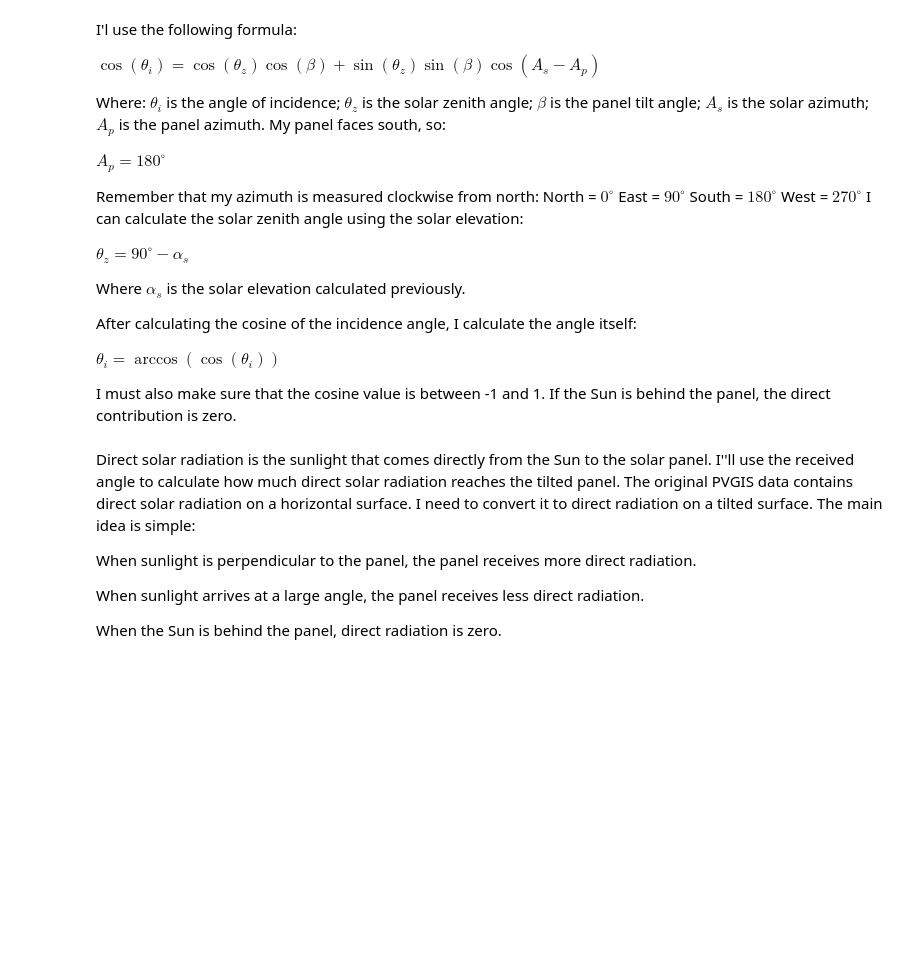
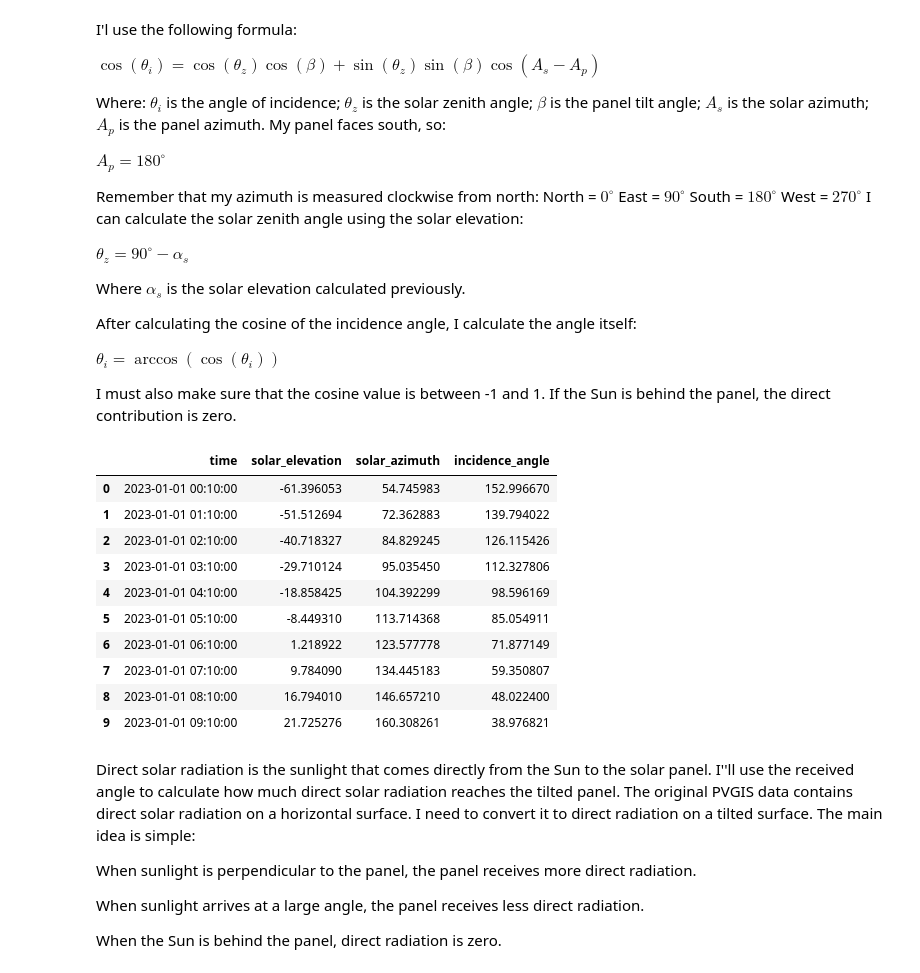
Before and after one commit to myshadow-data/Solar-panel-tilt-angle-optimization, a Jupyter notebook: Tilt_Angle_for_Solar_Panels.ipynb, the cells around one changed output. Cells and saved outputs as stored; diff of their text form; code cells hidden in the pictures; blank space fills up the shorter version.

```diff
--- a/Tilt_Angle_for_Solar_Panels.ipynb
+++ b/Tilt_Angle_for_Solar_Panels.ipynb
@@ -523,30 +523,57 @@ solar_azimuth_array = np.asarray(solar_azimuth)
 
 # Calculate solar zenith angle
 solar_zenith = 90 - solar_elevation_array
 
 # Convert angles to radians
 solar_zenith_rad = np.radians(solar_zenith)
 solar_azimuth_rad = np.radians(solar_azimuth_array)
 panel_azimuth_rad = np.radians(panel_azimuth)
 
 tilt_rad = np.radians(tilt_angles)
 
 # Calculate the cosine of the incidence angle
 cos_incidence = (
     np.cos(solar_zenith_rad)[np.newaxis, :]
     * np.cos(tilt_rad)[:, np.newaxis]
     +
     np.sin(solar_zenith_rad)[np.newaxis, :]
     * np.sin(tilt_rad)[:, np.newaxis]
     * np.cos(
         solar_azimuth_rad - panel_azimuth_rad
     )[np.newaxis, :]
 )
 
 # Keep cosine values between -1 and 1
 cos_incidence = np.clip(cos_incidence, -1, 1)
 
 # Calculate the incidence angle in degrees
 incidence_angle = np.degrees(
     np.arccos(cos_incidence)
 )
+
+# Find the index for a 32-degree tilt
+tilt_32_index = np.where(tilt_angles == 32)[0][0]
+
+# Get incidence angles for this tilt
+incidence_32 = incidence_angle[tilt_32_index]
+noon_index = np.argmax(solar_elevation)
+
+# Show the first 10 measurements
+display(pd.DataFrame({
+    "time": data["time"].head(10),
+    "solar_elevation": solar_elevation[:10],
+    "solar_azimuth": solar_azimuth[:10],
+    "incidence_angle": incidence_32[:10]
+}))
+# %% [output]
+|  | time | solar_elevation | solar_azimuth | incidence_angle |
+| 0 | 2023-01-01 00:10:00 | -61.396053 | 54.745983 | 152.996670 |
+| 1 | 2023-01-01 01:10:00 | -51.512694 | 72.362883 | 139.794022 |
+| 2 | 2023-01-01 02:10:00 | -40.718327 | 84.829245 | 126.115426 |
+| 3 | 2023-01-01 03:10:00 | -29.710124 | 95.035450 | 112.327806 |
+| 4 | 2023-01-01 04:10:00 | -18.858425 | 104.392299 | 98.596169 |
+| 5 | 2023-01-01 05:10:00 | -8.449310 | 113.714368 | 85.054911 |
+| 6 | 2023-01-01 06:10:00 | 1.218922 | 123.577778 | 71.877149 |
+| 7 | 2023-01-01 07:10:00 | 9.784090 | 134.445183 | 59.350807 |
+| 8 | 2023-01-01 08:10:00 | 16.794010 | 146.657210 | 48.022400 |
+| 9 | 2023-01-01 09:10:00 | 21.725276 | 160.308261 | 38.976821 |
```
Also changed, not shown: parts of 11 cells of this notebook.
